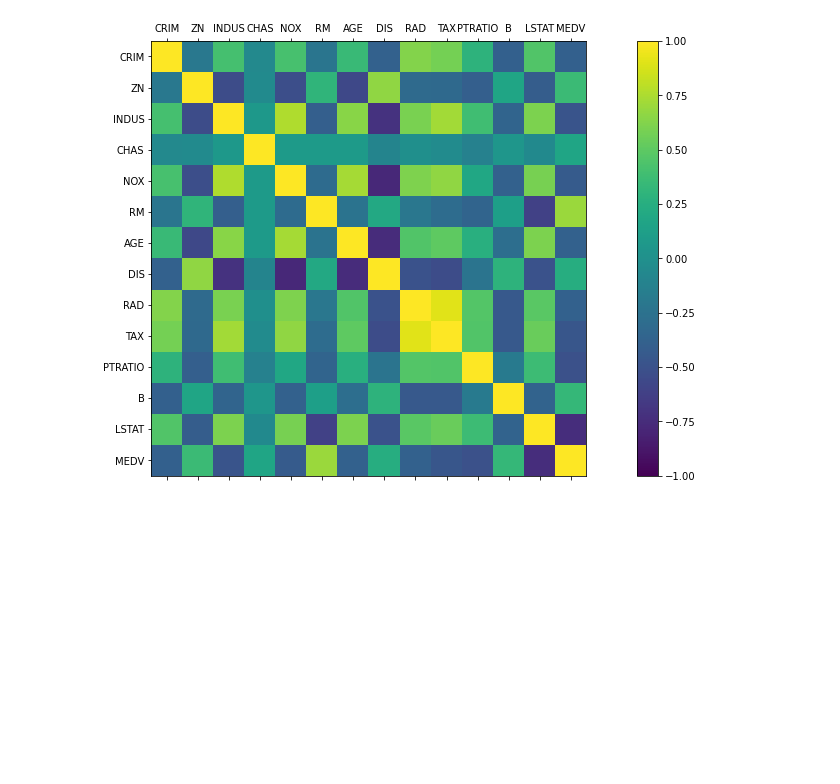
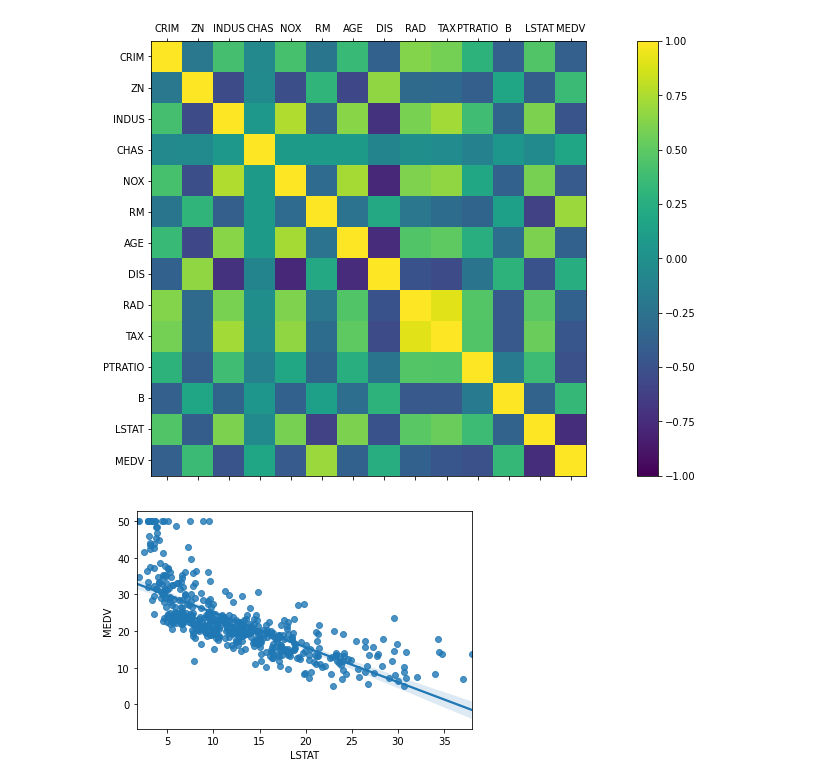
Before and after one commit to gecso75/projects, a Jupyter notebook: boston_house_price.ipynb, the cells around one changed output. Saved outputs shown, nothing was run; the diff lists cells and outputs as text; code cells hidden in the pictures; blank space fills up the shorter version.

```diff
--- a/boston_house_price.ipynb
+++ b/boston_house_price.ipynb
@@ -129,3 +141,7 @@ ax.set_yticklabels(names)
 plt.show()
 # %% [output]
 [figure]
+# %%
+fig = sns.regplot(x=df['LSTAT'], y=df['MEDV'], data=df)
+# %% [output]
+[figure, added]
```
Also changed, not shown: parts of 34 cells of this notebook.
